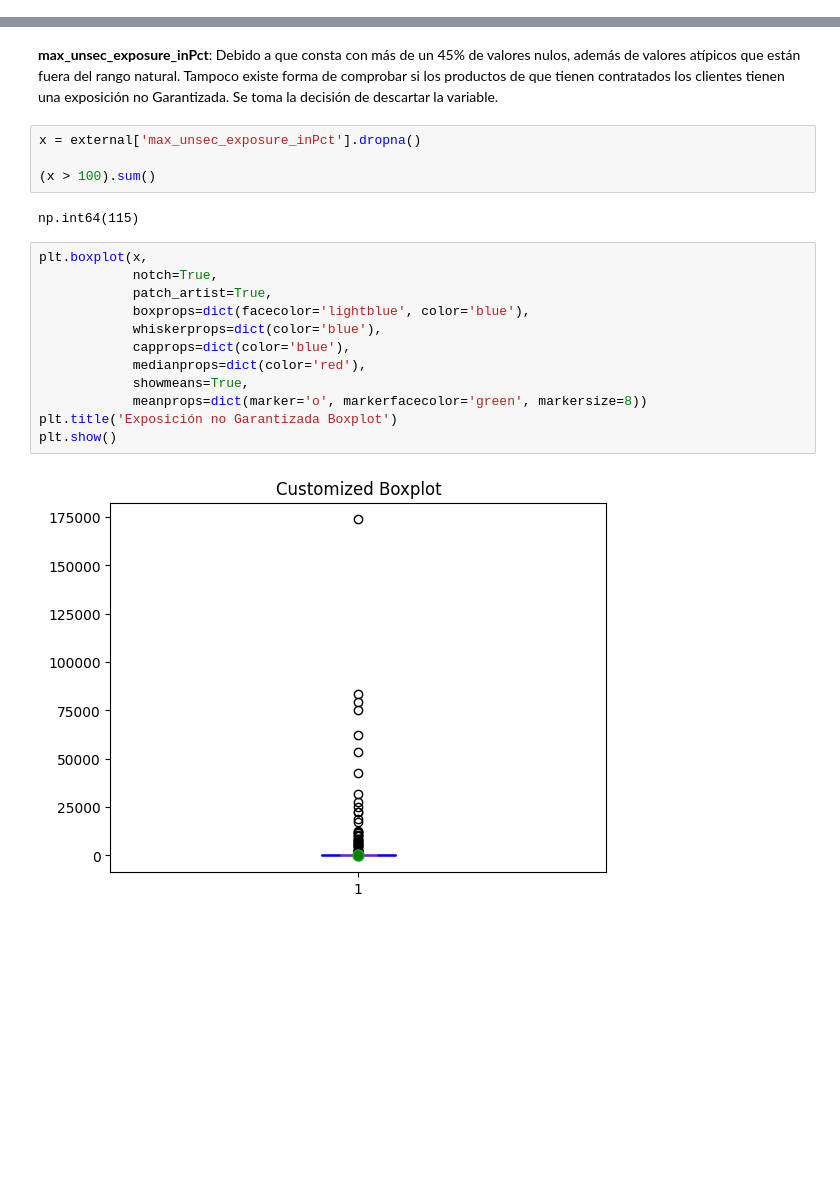
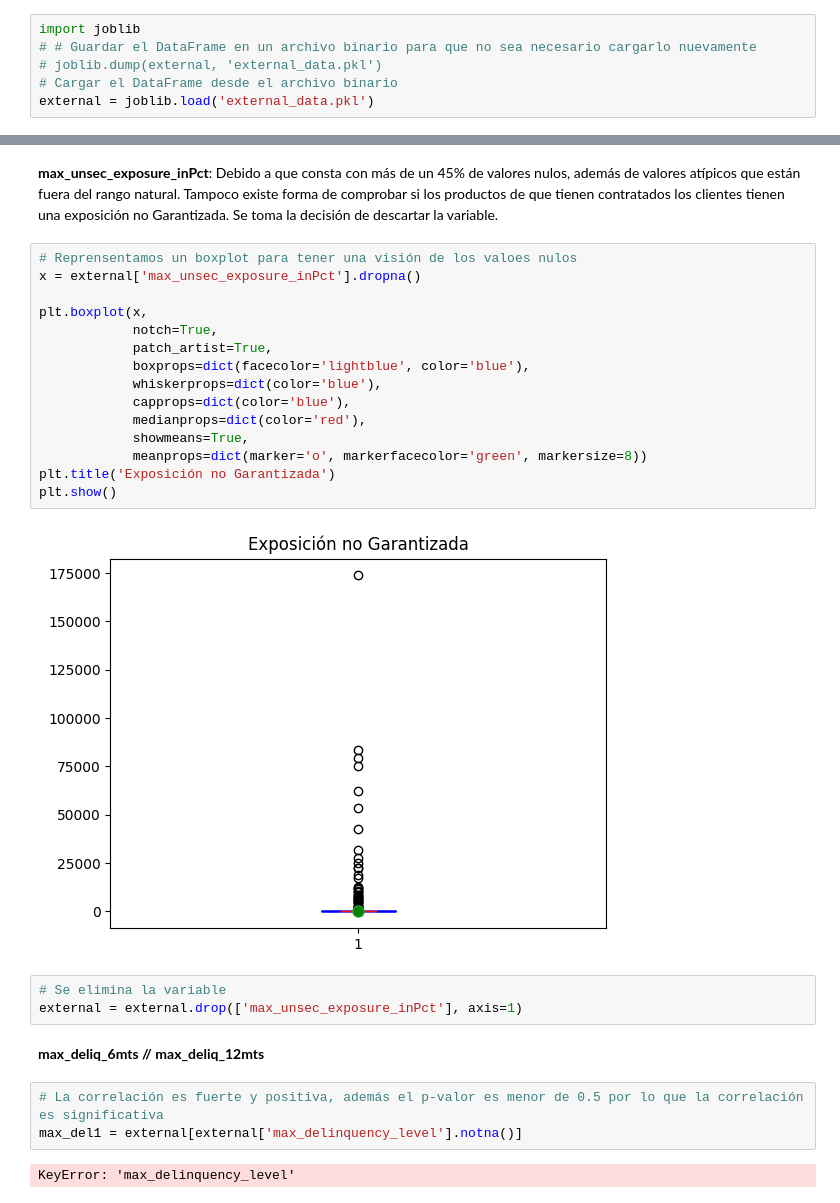
Before and after one commit to Ismaelasoo/ML-Credit-Scoring, a Jupyter notebook: main.ipynb, the cells around one changed output, grey strips where cells are left out. Drawn from its saved outputs; the diff is of its cells as text; blank space fills up the shorter version.

```diff
--- a/main.ipynb
+++ b/main.ipynb
@@ -87 +89,7 @@ external.replace(-99999, np.nan, inplace=True)
+# %%
+import joblib
+# # Guardar el DataFrame en un archivo binario para que no sea necesario cargarlo nuevamente
+# joblib.dump(external, 'external_data.pkl')
+# Cargar el DataFrame desde el archivo binario
+external = joblib.load('external_data.pkl')
 # %%
@@ -306,23 +276,31 @@ Comprobamos que hay ciertos clientes que si han incurrido en mora en reiteradas
 external = external.drop(['time_since_first_deliquency', 'time_since_recent_deliquency'], axis=1)
 # %% [markdown]
 **max_unsec_exposure_inPct**: Debido a que consta con más de un 45% de valores nulos, además de valores atípicos que están fuera del rango natural. Tampoco existe forma de comprobar si los productos de que tienen contratados los clientes tienen una exposición no Garantizada. Se toma la decisión de descartar la variable.
-# %%
-x = external['max_unsec_exposure_inPct'].dropna()
-
-(x > 100).sum()
-# %% [output]
-np.int64(115)
 # %%
+# Reprensentamos un boxplot para tener una visión de los valoes nulos
+x = external['max_unsec_exposure_inPct'].dropna()
+
 plt.boxplot(x,
             notch=True,
             patch_artist=True,
             boxprops=dict(facecolor='lightblue', color='blue'),
             whiskerprops=dict(color='blue'),
             capprops=dict(color='blue'),
             medianprops=dict(color='red'),
             showmeans=True,
             meanprops=dict(marker='o', markerfacecolor='green', markersize=8))
-plt.title('Exposición no Garantizada Boxplot')
+plt.title('Exposición no Garantizada')
 plt.show()
 # %% [output]
-[figure, old version]
+[figure, new version]
+# %%
+# Se elimina la variable
+external = external.drop(['max_unsec_exposure_inPct'], axis=1)
+# %% [markdown]
+**max_deliq_6mts //
+max_deliq_12mts**
+# %%
+# La correlación es fuerte y positiva, además el p-valor es menor de 0.5 por lo que la correlación es significativa
+max_del1 = external[external['max_delinquency_level'].notna()]
+# %% [output]
+KeyError: 'max_delinquency_level'
```
Also changed, not shown: parts of 14 cells of this notebook, 1 other file.
